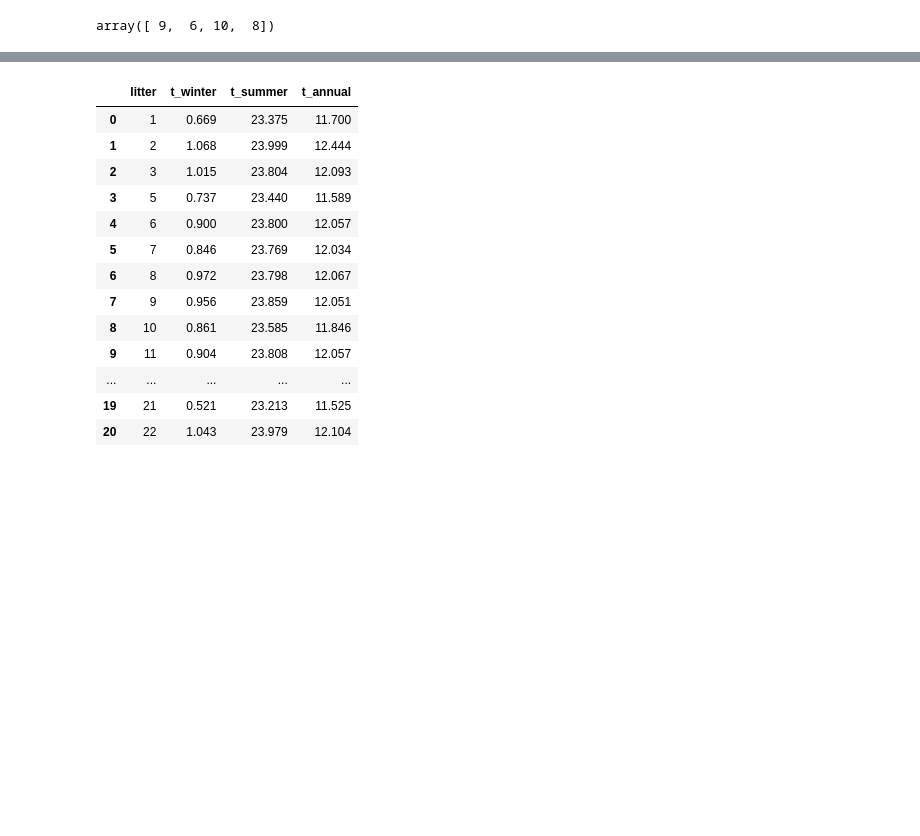
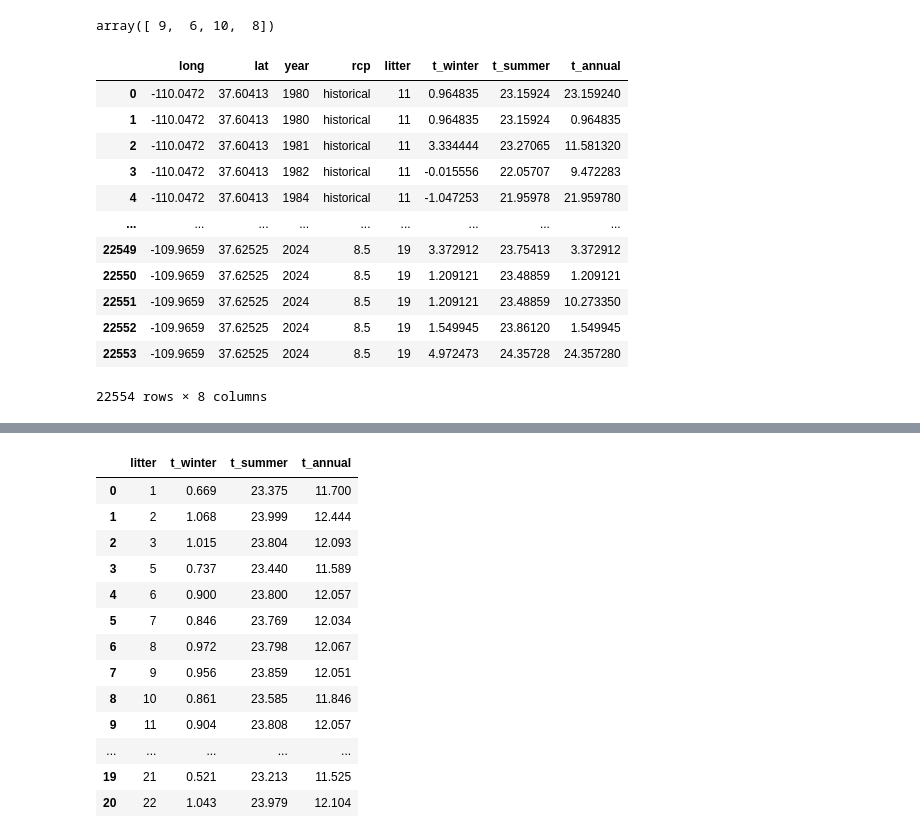
Before and after one commit to hannah-hana-kim/DSAN-Scholarship, a Jupyter notebook: visualization.ipynb, the cells around one changed output, grey strips where cells are left out. Cells and saved outputs as stored; diff of their text form; code cells hidden in the pictures; blank space fills up the shorter version.

```diff
--- a/visualization.ipynb
+++ b/visualization.ipynb
@@ -347,3 +348,20 @@ litter_copy.head()
 litter_copy.litter.unique()
 # %% [output]
 array([ 9,  6, 10,  8])
+# %%
+litter_copy_2 = litter.copy()
+litter_copy_2
+# %% [output]
+|  | long | lat | year | rcp | litter | t_winter | t_summer | t_annual |
+| 0 | -110.0472 | 37.60413 | 1980 | historical | 11 | 0.964835 | 23.15924 | 23.159240 |
+| 1 | -110.0472 | 37.60413 | 1980 | historical | 11 | 0.964835 | 23.15924 | 0.964835 |
+| 2 | -110.0472 | 37.60413 | 1981 | historical | 11 | 3.334444 | 23.27065 | 11.581320 |
+| 3 | -110.0472 | 37.60413 | 1982 | historical | 11 | -0.015556 | 22.05707 | 9.472283 |
+| 4 | -110.0472 | 37.60413 | 1984 | historical | 11 | -1.047253 | 21.95978 | 21.959780 |
+| ... | ... | ... | ... | ... | ... | ... | ... | ... |
+| 22549 | -109.9659 | 37.62525 | 2024 | 8.5 | 19 | 3.372912 | 23.75413 | 3.372912 |
+| 22550 | -109.9659 | 37.62525 | 2024 | 8.5 | 19 | 1.209121 | 23.48859 | 1.209121 |
+| 22551 | -109.9659 | 37.62525 | 2024 | 8.5 | 19 | 1.209121 | 23.48859 | 10.273350 |
+| 22552 | -109.9659 | 37.62525 | 2024 | 8.5 | 19 | 1.549945 | 23.86120 | 1.549945 |
+| 22553 | -109.9659 | 37.62525 | 2024 | 8.5 | 19 | 4.972473 | 24.35728 | 24.357280 |
+22554 rows × 8 columns
```
Also changed, not shown: parts of 38 cells of this notebook, 5 other files.
